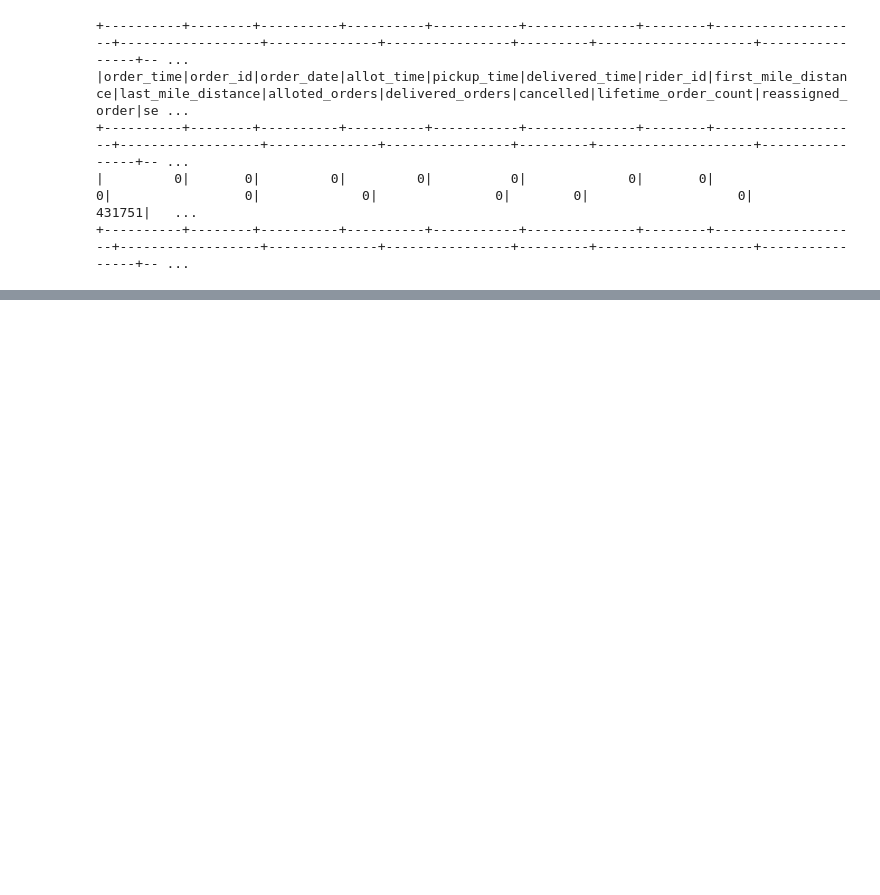
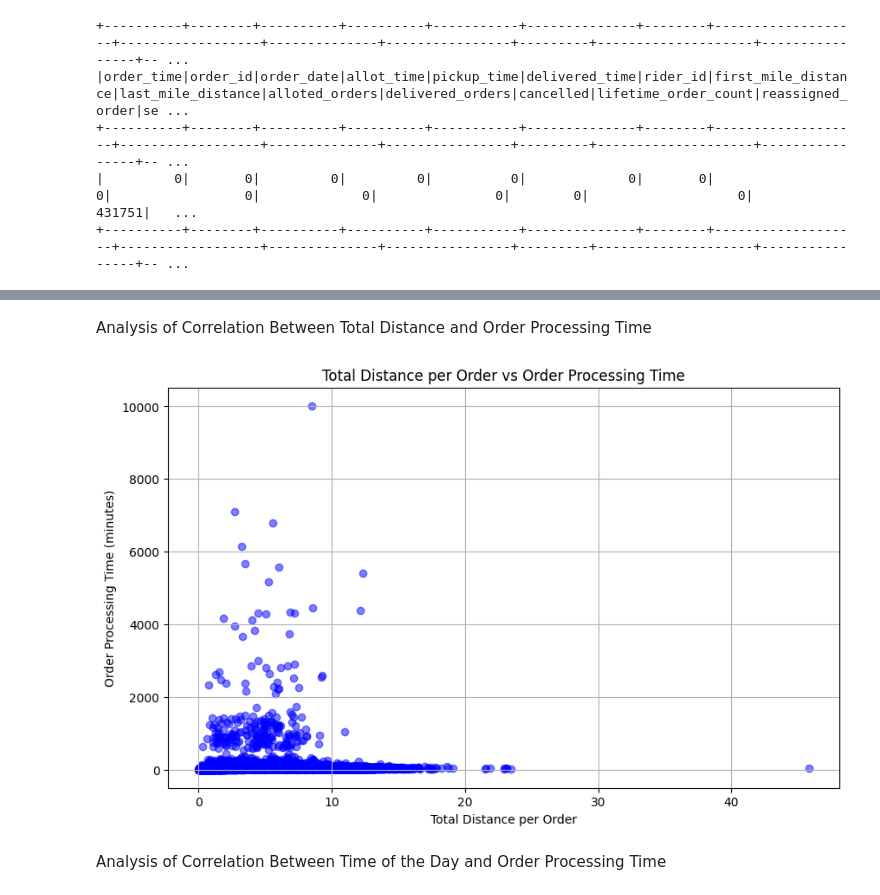
Before and after one commit to sachinibuddhika/Big-Data-Project-Analysis-on-Swiggy-Zomato-Order-Information-Dataseton, a Jupyter notebook: BigData_195006X.ipynb, the cells around one changed output, grey strips where cells are left out. Saved outputs shown, nothing was run; the diff lists cells and outputs as text; code cells hidden in the pictures; blank space fills up the shorter version.

```diff
--- a/BigData_195006X.ipynb
+++ b/BigData_195006X.ipynb
@@ -195,0 +319,2 @@ df2.select([F.count(F.when(F.col(c).isNull(), c)).alias(c) for c in df2.columns]
+# %% [markdown]
+Analysis of Correlation Between Total Distance and Order Processing Time
@@ -195,0 +325,15 @@ df2.select([F.count(F.when(F.col(c).isNull(), c)).alias(c) for c in df2.columns]
+# %%
+# Scatter plot between total_distance_per_order and order_processing_time_minutes
+plt.figure(figsize=(10, 6))
+plt.scatter(df2.select('total_distance_per_order').collect(),
+            df2.select('order_processing_time_minutes').collect(),
+            color='blue', alpha=0.5)
+plt.title('Total Distance per Order vs Order Processing Time')
+plt.xlabel('Total Distance per Order')
+plt.ylabel('Order Processing Time (minutes)')
+plt.grid(True)
+plt.show()
+# %% [output]
+[figure, added]
+# %% [markdown]
+Analysis of Correlation Between Time of the Day and Order Processing Time
```
Also changed, not shown: parts of 16 cells of this notebook.
